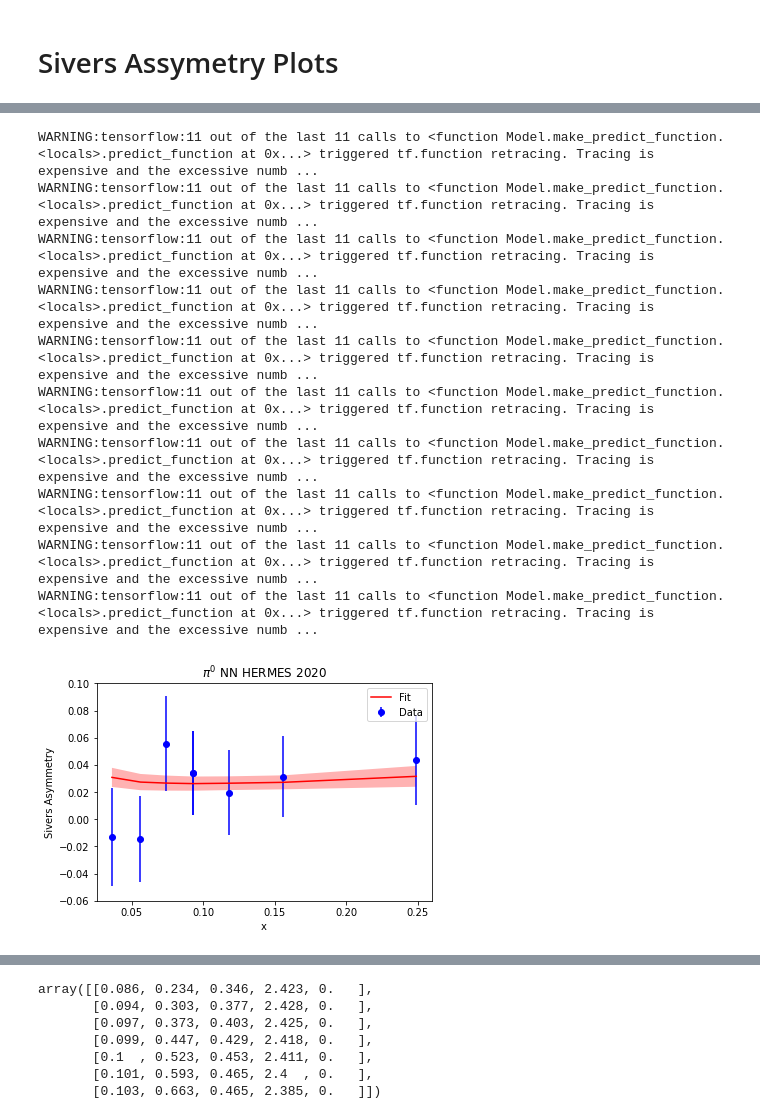
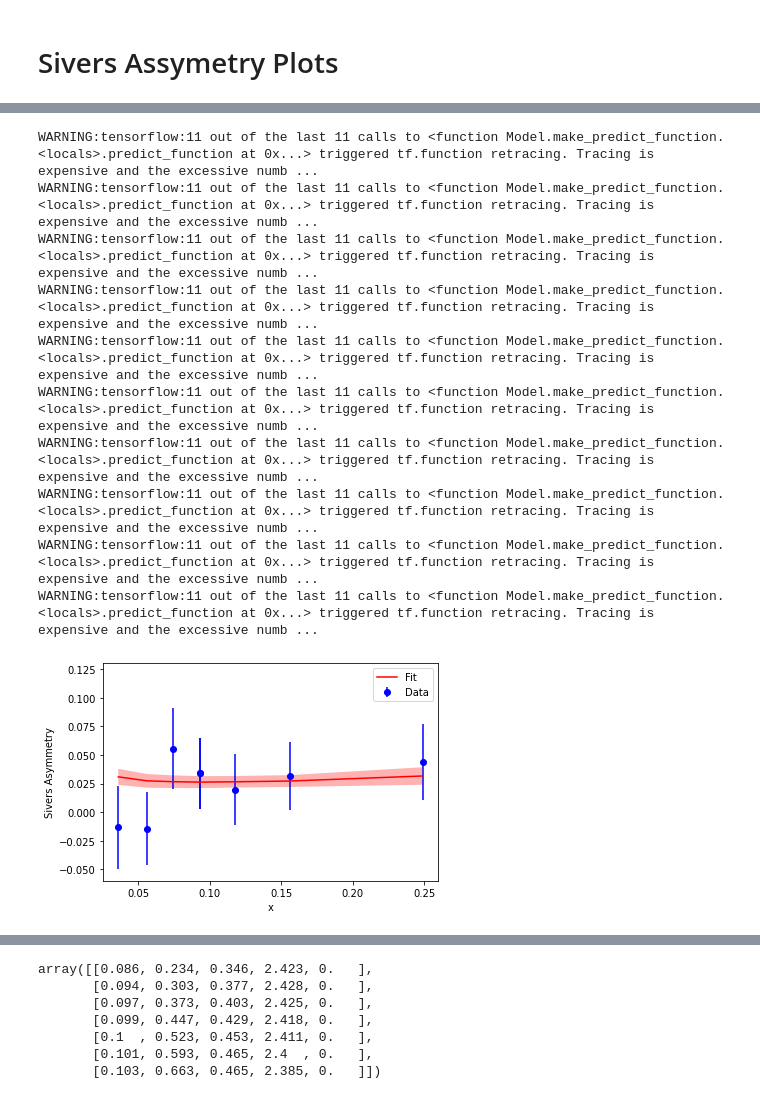
Before and after one commit to ncn6mq/Sivers, a Jupyter notebook: FinalPlots.ipynb, the cells around one changed output, grey strips where cells are left out. Saved outputs shown, nothing was run; the diff lists cells and outputs as text; code cells hidden in the pictures.

```diff
--- a/FinalPlots.ipynb
+++ b/FinalPlots.ipynb
@@ -397,3 +399,5 @@ class DataANN(object):
 # %%
 def calc_yhat(model, X):
     return np.array([x[0] for x in model.predict(X)])
+# %%
+datann = DataANN()
@@ -425,7 +429,7 @@ def sivAsymPlot(df, hadron, ylim, title, savename, numSigma=2):
     #plt.plot(Xplt['x'], yhatplt, 'r',  label='yhat')
     plt.errorbar(Xplt['x'], yplt, yerr=errplt, fmt='bo', label='Data')
     plt.legend()
-    plt.title(title)
+    #plt.title(title)
     plt.ylim(ylim)
     plt.ylabel('Sivers Asymmetry')
     plt.xlabel('x')
@@ -447,15 +451,15 @@ WARNING:tensorflow:11 out of the last 11 calls to <function Model.make_predict_f
 # %%
-sivAsymPlot(herm20, 'pi0', (-.06, .1), '$\pi^0$ NN HERMES 2020', 'Plot16.pdf')
+sivAsymPlot(herm20, 'pi0', (-.06, .13), '$\pi^0$ NN HERMES 2020', 'Plot16.pdf')
 # %% [output]
 WARNING:tensorflow:11 out of the last 11 calls to <function Model.make_predict_function.<locals>.predict_function at 0x...> triggered tf.function retracing. Tracing is expensive and the excessive numb ...
 WARNING:tensorflow:11 out of the last 11 calls to <function Model.make_predict_function.<locals>.predict_function at 0x...> triggered tf.function retracing. Tracing is expensive and the excessive numb ...
 WARNING:tensorflow:11 out of the last 11 calls to <function Model.make_predict_function.<locals>.predict_function at 0x...> triggered tf.function retracing. Tracing is expensive and the excessive numb ...
 WARNING:tensorflow:11 out of the last 11 calls to <function Model.make_predict_function.<locals>.predict_function at 0x...> triggered tf.function retracing. Tracing is expensive and the excessive numb ...
 WARNING:tensorflow:11 out of the last 11 calls to <function Model.make_predict_function.<locals>.predict_function at 0x...> triggered tf.function retracing. Tracing is expensive and the excessive numb ...
 WARNING:tensorflow:11 out of the last 11 calls to <function Model.make_predict_function.<locals>.predict_function at 0x...> triggered tf.function retracing. Tracing is expensive and the excessive numb ...
 WARNING:tensorflow:11 out of the last 11 calls to <function Model.make_predict_function.<locals>.predict_function at 0x...> triggered tf.function retracing. Tracing is expensive and the excessive numb ...
 WARNING:tensorflow:11 out of the last 11 calls to <function Model.make_predict_function.<locals>.predict_function at 0x...> triggered tf.function retracing. Tracing is expensive and the excessive numb ...
 WARNING:tensorflow:11 out of the last 11 calls to <function Model.make_predict_function.<locals>.predict_function at 0x...> triggered tf.function retracing. Tracing is expensive and the excessive numb ...
 WARNING:tensorflow:11 out of the last 11 calls to <function Model.make_predict_function.<locals>.predict_function at 0x...> triggered tf.function retracing. Tracing is expensive and the excessive numb ...
-[figure, old version]
+[figure, new version]
 # %%
```
Also changed, not shown: parts of 8 cells of this notebook, 5 other files.
